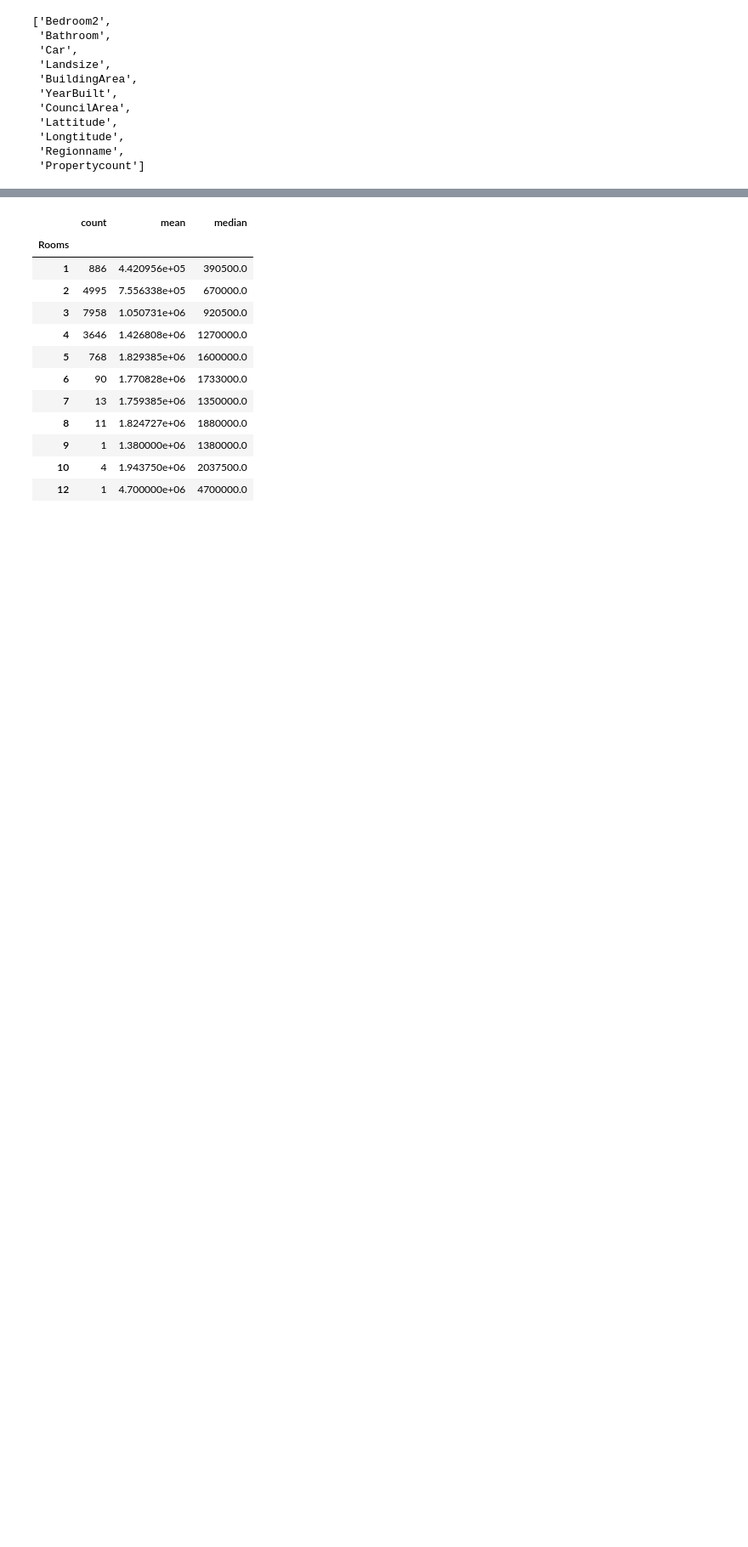
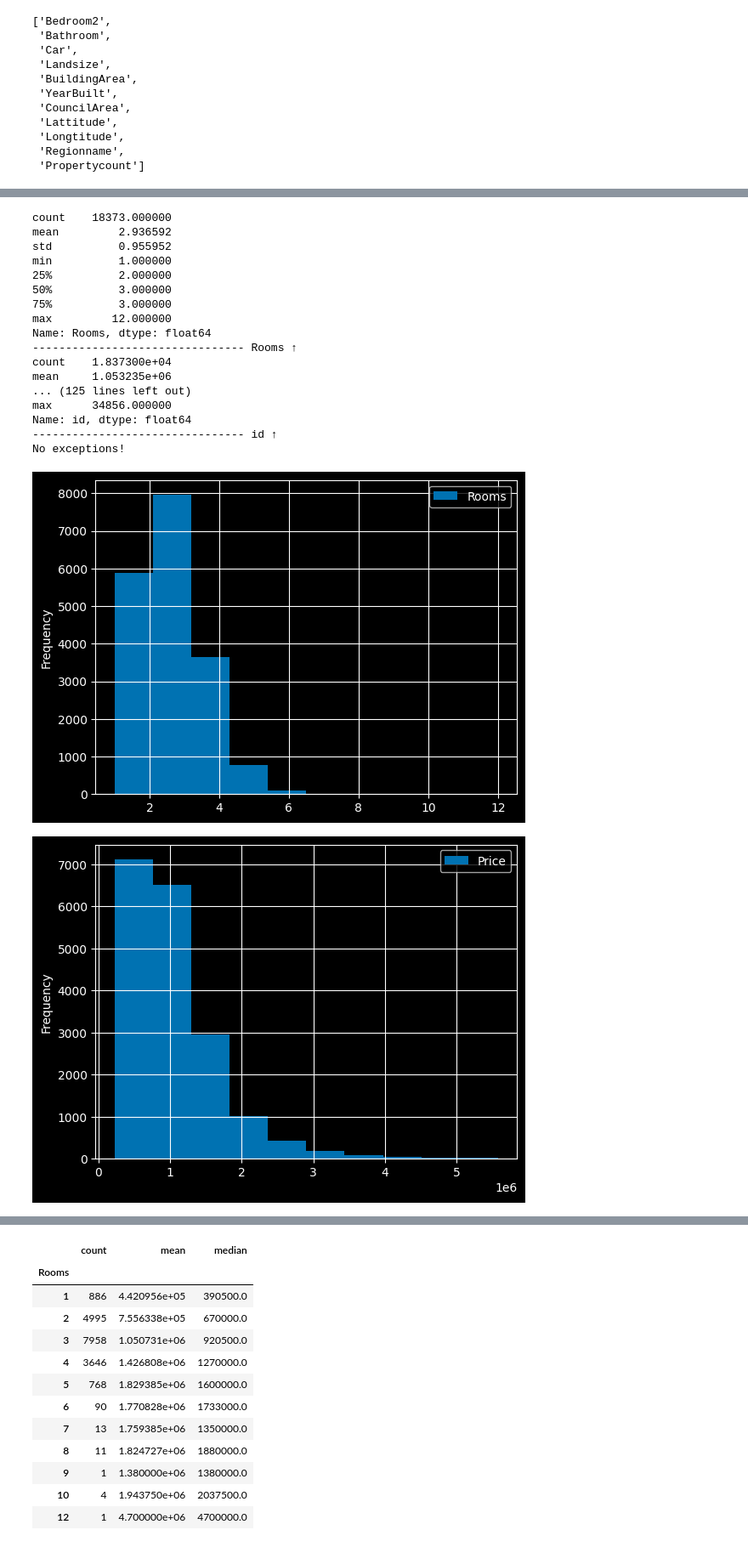
Before and after one commit to Zetis659/Data_Science_GM, a Jupyter notebook: Leopard_challenge_Regression/Leopard_challenge_Regression.ipynb, the cells around one changed output, grey strips where cells are left out. Shown at 85% size. Cells and saved outputs as stored; diff of their text form; code cells hidden in the pictures; blank space fills up the shorter version.

```diff
--- a/Leopard_challenge_Regression/Leopard_challenge_Regression.ipynb
+++ b/Leopard_challenge_Regression/Leopard_challenge_Regression.ipynb
@@ -178,0 +259,6 @@ train_isna_true
+# %%
+train_isna_true_cat = []
+# %%
+for i in train_isna_true:
+    if train[i].dtype =='object':
+        train_isna_true_cat.append(i)
@@ -411,5 +309,0 @@ train.head()
-# %%
-import matplotlib.pyplot as plt
-
-plt.style.use('dark_background')
-plt.style.use('seaborn-v0_8-colorblind')
@@ -434,0 +310,13 @@ Name: Price, dtype: float64
+# %%
+def describe_ds_quan(ds, lst):
+    for i in lst:
+        try:
+            ds.plot(y=i, kind='hist', grid=True);
+            print(ds[i].describe())
+            print(f'-------------------------------- {i} ↑')
+        except:
+            hist_exceptions.append(i)
+    if hist_exceptions:
+        print(hist_exceptions)
+    else:
+        print('No exceptions!')
@@ -434,0 +352,22 @@ Name: Price, dtype: float64
+# %%
+describe_ds_quan(train, quan_features)
+# %% [output]
+count    18373.000000
+mean         2.936592
+std          0.955952
+min          1.000000
+25%          2.000000
+50%          3.000000
+75%          3.000000
+max         12.000000
+Name: Rooms, dtype: float64
+-------------------------------- Rooms ↑
+count    1.837300e+04
+mean     1.053235e+06
+... (125 lines left out)
+max      34856.000000
+Name: id, dtype: float64
+-------------------------------- id ↑
+No exceptions!
+[figure, added]
+[figure, added]
```
Also changed, not shown: parts of 65 cells of this notebook.
